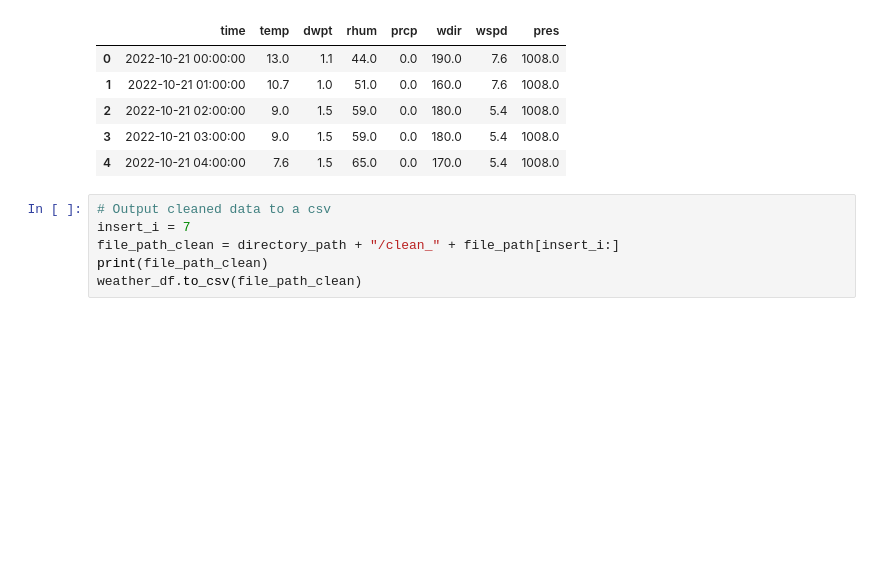
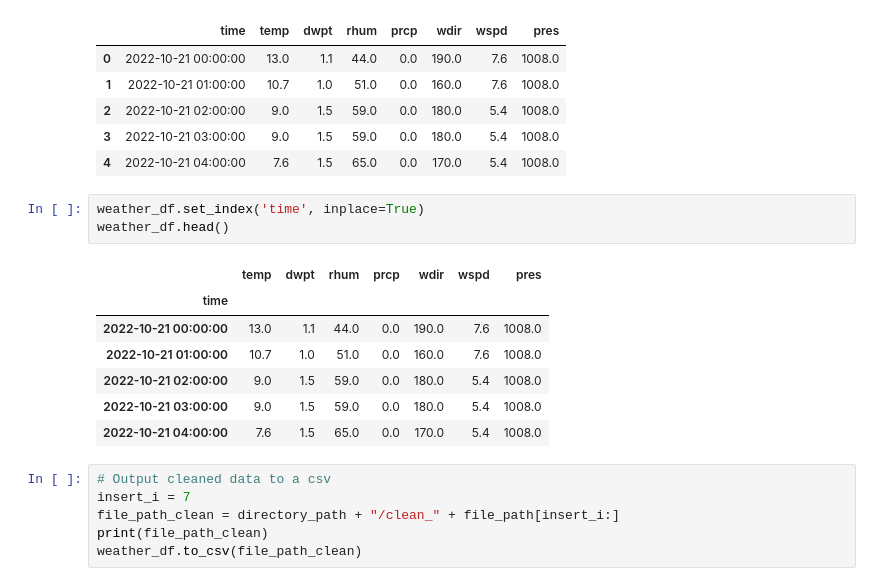
Before and after one commit to MichaelSalata/Energy_Use_Info, a Jupyter notebook: weather_data_cleaning.ipynb, the cells around one changed output. Saved outputs shown, nothing was run; the diff lists cells and outputs as text; blank space fills up the shorter version.

Commit message:
indexed by the start time to ensure index doesn't get written as a column

```diff
--- a/weather_data_cleaning.ipynb
+++ b/weather_data_cleaning.ipynb
@@ -238,6 +238,17 @@ weather_df.head()
 | 2 | 2022-10-21 02:00:00 | 9.0 | 1.5 | 59.0 | 0.0 | 180.0 | 5.4 | 1008.0 |
 | 3 | 2022-10-21 03:00:00 | 9.0 | 1.5 | 59.0 | 0.0 | 180.0 | 5.4 | 1008.0 |
 | 4 | 2022-10-21 04:00:00 | 7.6 | 1.5 | 65.0 | 0.0 | 170.0 | 5.4 | 1008.0 |
+# %%
+weather_df.set_index('time', inplace=True)
+weather_df.head()
+# %% [output]
+|  | temp | dwpt | rhum | prcp | wdir | wspd | pres |
+| time |  |  |  |  |  |  |  |
+| 2022-10-21 00:00:00 | 13.0 | 1.1 | 44.0 | 0.0 | 190.0 | 7.6 | 1008.0 |
+| 2022-10-21 01:00:00 | 10.7 | 1.0 | 51.0 | 0.0 | 160.0 | 7.6 | 1008.0 |
+| 2022-10-21 02:00:00 | 9.0 | 1.5 | 59.0 | 0.0 | 180.0 | 5.4 | 1008.0 |
+| 2022-10-21 03:00:00 | 9.0 | 1.5 | 59.0 | 0.0 | 180.0 | 5.4 | 1008.0 |
+| 2022-10-21 04:00:00 | 7.6 | 1.5 | 65.0 | 0.0 | 170.0 | 5.4 | 1008.0 |
 # %%
 # Output cleaned data to a csv
 insert_i = 7
```
